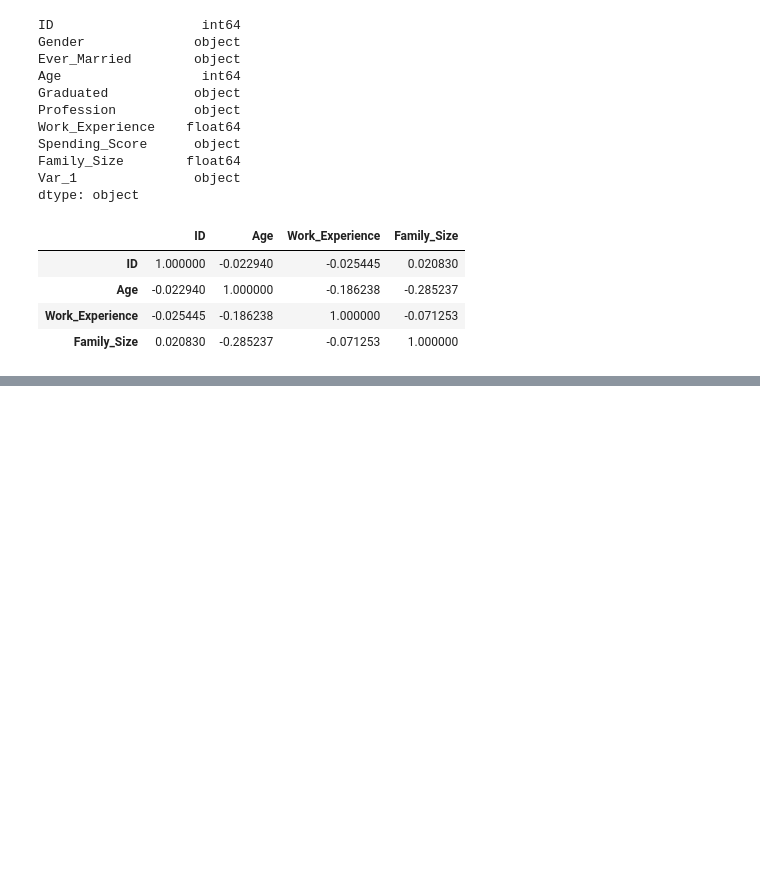
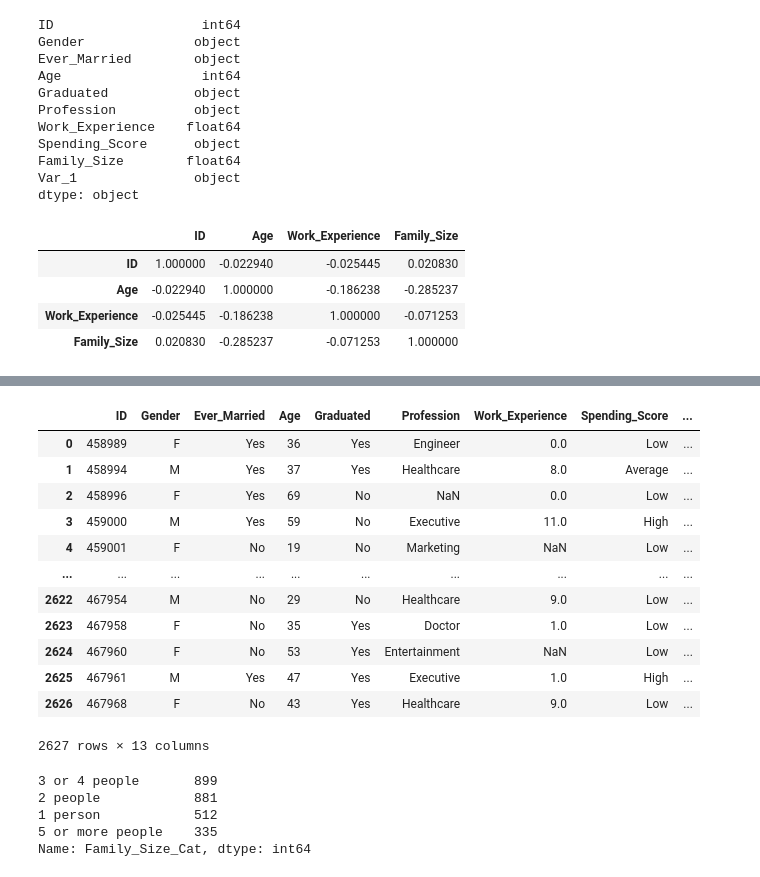
Before and after one commit to tatdef/IH_project3_NewMarkets, a Jupyter notebook: data_cleaning_project3.ipynb, the cells around one changed output, grey strips where cells are left out. Drawn from its saved outputs; the diff is of its cells as text; code cells hidden in the pictures; blank space fills up the shorter version.

```diff
--- a/data_cleaning_project3.ipynb
+++ b/data_cleaning_project3.ipynb
@@ -250,0 +319,39 @@ Family_Size_Category_cat
+# %%
+# Then we proceed to create our categorical variable for family size.
+# We discussed a lot, and came to the conclusion that
+# single-person families should be separated from the other families
+# two-person families, as a mode, should be a category
+# we can merge three and four person families in one category
+# and then we create a 5 and more people category
+# Note : it is unclear whether the "people" considered are adults or not.
+        # More precisely : 2 people families can be 2 adults, or a monoparental family.
+        # So we shouldn't overinterpret this variable.
+df["Family_Size_Cat"]= "None"
+df.loc[df["Family_Size_Imputed"] == 1, "Family_Size_Cat"] = "1 person"
+df.loc[df["Family_Size_Imputed"] == 2, "Family_Size_Cat"] = "2 people"
+df.loc[(df["Family_Size_Imputed"] == 3)|(df["Family_Size_Imputed"] == 4), "Family_Size_Cat"] = "3 or 4 people"
+df.loc[df["Family_Size_Imputed"] >= 5, "Family_Size_Cat"] = "5 or more people"
+df
+# %% [output]
+|  | ID | Gender | Ever_Married | Age | Graduated | Profession | Work_Experience | Spending_Score | ... |
+| 0 | 458989 | F | Yes | 36 | Yes | Engineer | 0.0 | Low | ... |
+| 1 | 458994 | M | Yes | 37 | Yes | Healthcare | 8.0 | Average | ... |
+| 2 | 458996 | F | Yes | 69 | No | NaN | 0.0 | Low | ... |
+| 3 | 459000 | M | Yes | 59 | No | Executive | 11.0 | High | ... |
+| 4 | 459001 | F | No | 19 | No | Marketing | NaN | Low | ... |
+| ... | ... | ... | ... | ... | ... | ... | ... | ... | ... |
+| 2622 | 467954 | M | No | 29 | No | Healthcare | 9.0 | Low | ... |
+| 2623 | 467958 | F | No | 35 | Yes | Doctor | 1.0 | Low | ... |
+| 2624 | 467960 | F | No | 53 | Yes | Entertainment | NaN | Low | ... |
+| 2625 | 467961 | M | Yes | 47 | Yes | Executive | 1.0 | High | ... |
+| 2626 | 467968 | F | No | 43 | Yes | Healthcare | 9.0 | Low | ... |
+2627 rows × 13 columns
+# %%
+df["Family_Size_Cat"].value_counts()
+# again value counts
+# %% [output]
+3 or 4 people       899
+2 people            881
+1 person            512
+5 or more people    335
+Name: Family_Size_Cat, dtype: int64
```
Also changed, not shown: parts of 38 cells of this notebook, 2 other files.
